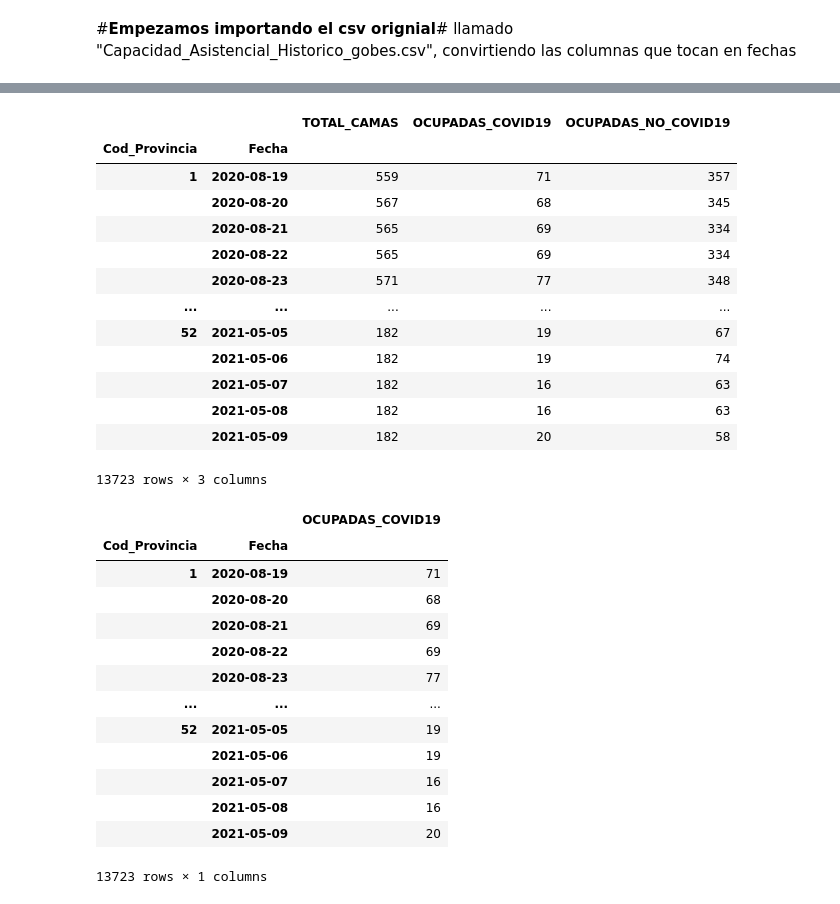
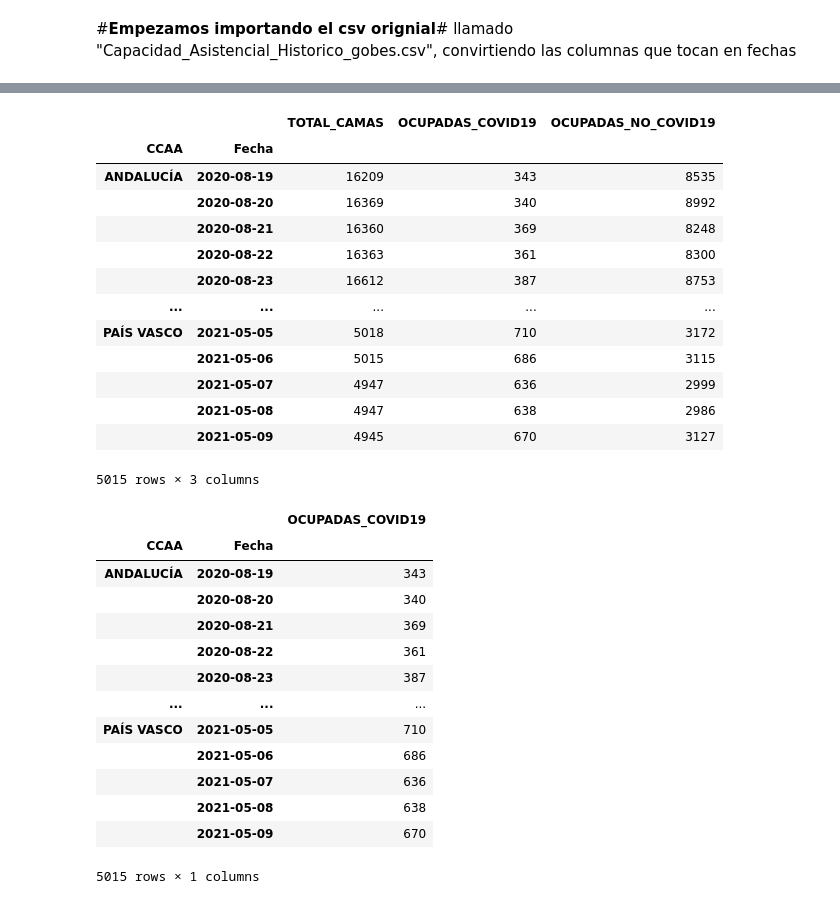
Before and after one commit to jamg-upv/CAHOS19, a Jupyter notebook: python/visualizacion_evolucion.ipynb, the cells around one changed output, grey strips where cells are left out. Drawn from its saved outputs; the diff is of its cells as text; code cells hidden in the pictures.

```diff
--- a/python/visualizacion_evolucion.ipynb
+++ b/python/visualizacion_evolucion.ipynb
@@ -34,6 +34,6 @@ byprovincia
 | 50 | Zaragoza | 2.0 | 50.0 | 1061.633838 | 128.152778 | 583.770202 |
 | 51 | Ávila | 7.0 | 5.0 | 133.744949 | 16.739899 | 68.906566 |
 # %%
-#ordena el archivo primero por fechas y luego por código provincial
+#ordena el archivo primero por fechas y luego por código provincial(cap_Asis) Y ccaa(cap_asis00)
 cap_asis = capacidad_asistencial.sort_values(['Fecha', 'Cod_Provincia'])
-cap_asis
+cap_asis00=capacidad_asistencial.sort_values(['Fecha', 'CCAA'])
@@ -54,42 +40,44 @@ cap_asis
 # %%
-#Lo que hacemos es agrupar según provincia, y luego por fecha para que haga la suma de las de: TOTAL_CAMAS, OCUPADAS_COVID19, OCUPADAS_NO_COVID19
+#Lo que hacemos es agrupar según provincia (cap_asis1) y por CCAA (cap_asis01), y luego por fecha para que haga la suma de las de: TOTAL_CAMAS, OCUPADAS_COVID19, OCUPADAS_NO_COVID19
 cap_asis1=cap_asis.groupby(['Cod_Provincia', 'Fecha'])['TOTAL_CAMAS', 'OCUPADAS_COVID19', 'OCUPADAS_NO_COVID19'].apply(sum)
+cap_asis01=cap_asis00.groupby(['CCAA', 'Fecha'])['TOTAL_CAMAS', 'OCUPADAS_COVID19', 'OCUPADAS_NO_COVID19'].apply(sum)
 
-cap_asis1
+cap_asis01
 # %% [output]
 |  |  | TOTAL_CAMAS | OCUPADAS_COVID19 | OCUPADAS_NO_COVID19 |
-| Cod_Provincia | Fecha |  |  |  |
-| 1 | 2020-08-19 | 559 | 71 | 357 |
-|  | 2020-08-20 | 567 | 68 | 345 |
-|  | 2020-08-21 | 565 | 69 | 334 |
-|  | 2020-08-22 | 565 | 69 | 334 |
-|  | 2020-08-23 | 571 | 77 | 348 |
+| CCAA | Fecha |  |  |  |
+| ANDALUCÍA | 2020-08-19 | 16209 | 343 | 8535 |
+|  | 2020-08-20 | 16369 | 340 | 8992 |
+|  | 2020-08-21 | 16360 | 369 | 8248 |
+|  | 2020-08-22 | 16363 | 361 | 8300 |
+|  | 2020-08-23 | 16612 | 387 | 8753 |
 | ... | ... | ... | ... | ... |
-| 52 | 2021-05-05 | 182 | 19 | 67 |
-|  | 2021-05-06 | 182 | 19 | 74 |
-|  | 2021-05-07 | 182 | 16 | 63 |
-|  | 2021-05-08 | 182 | 16 | 63 |
-|  | 2021-05-09 | 182 | 20 | 58 |
+| PAÍS VASCO | 2021-05-05 | 5018 | 710 | 3172 |
+|  | 2021-05-06 | 5015 | 686 | 3115 |
+|  | 2021-05-07 | 4947 | 636 | 2999 |
+|  | 2021-05-08 | 4947 | 638 | 2986 |
+|  | 2021-05-09 | 4945 | 670 | 3127 |
-13723 rows × 3 columns
+5015 rows × 3 columns
 # %%
 #Ahora lo que buscamos es dejar solo la comulma de OCUPADAS_COVID19 en funcion de la provincia y las fechas
 cap_asis2=cap_asis1.drop(['TOTAL_CAMAS', 'OCUPADAS_NO_COVID19'], axis=1)
-cap_asis2
+cap_asis02=cap_asis01.drop(['TOTAL_CAMAS', 'OCUPADAS_NO_COVID19'], axis=1)
+cap_asis02
 # %% [output]
 |  |  | OCUPADAS_COVID19 |
-| Cod_Provincia | Fecha |  |
-| 1 | 2020-08-19 | 71 |
-|  | 2020-08-20 | 68 |
-|  | 2020-08-21 | 69 |
-|  | 2020-08-22 | 69 |
-|  | 2020-08-23 | 77 |
+| CCAA | Fecha |  |
+| ANDALUCÍA | 2020-08-19 | 343 |
+|  | 2020-08-20 | 340 |
+|  | 2020-08-21 | 369 |
+|  | 2020-08-22 | 361 |
+|  | 2020-08-23 | 387 |
 | ... | ... | ... |
-| 52 | 2021-05-05 | 19 |
-|  | 2021-05-06 | 19 |
-|  | 2021-05-07 | 16 |
-|  | 2021-05-08 | 16 |
-|  | 2021-05-09 | 20 |
+| PAÍS VASCO | 2021-05-05 | 710 |
+|  | 2021-05-06 | 686 |
+|  | 2021-05-07 | 636 |
+|  | 2021-05-08 | 638 |
+|  | 2021-05-09 | 670 |
-13723 rows × 1 columns
+5015 rows × 1 columns
 # %%
 #Generamos un archivo CSV con la nueva tabla creada con los nuevos agrupamientos
 
```
Also changed, not shown: parts of 16 cells of this notebook.
